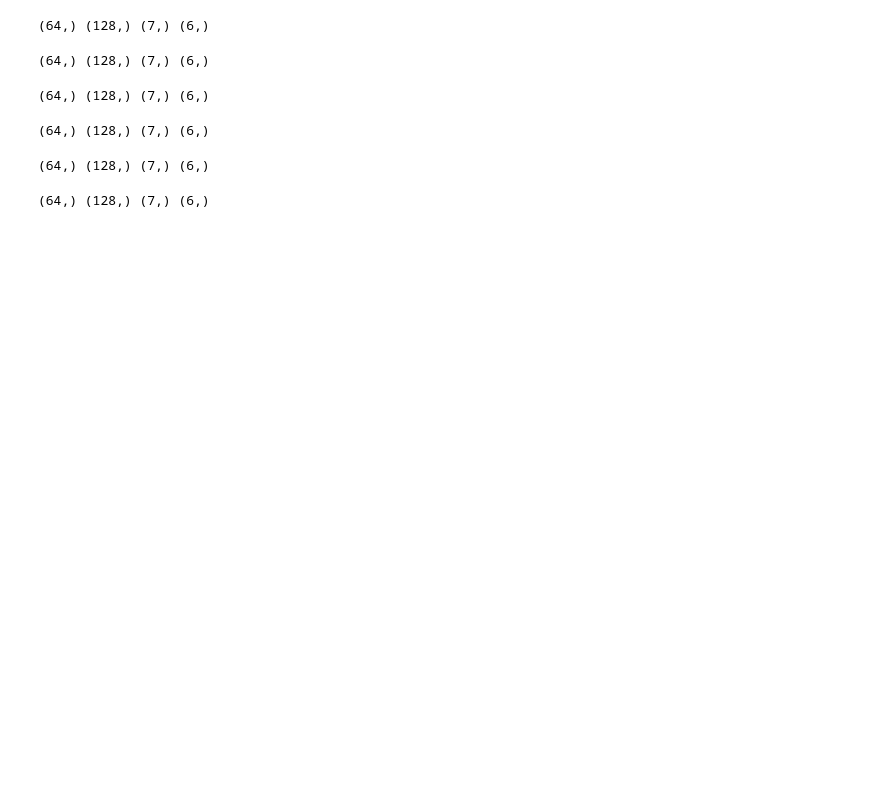
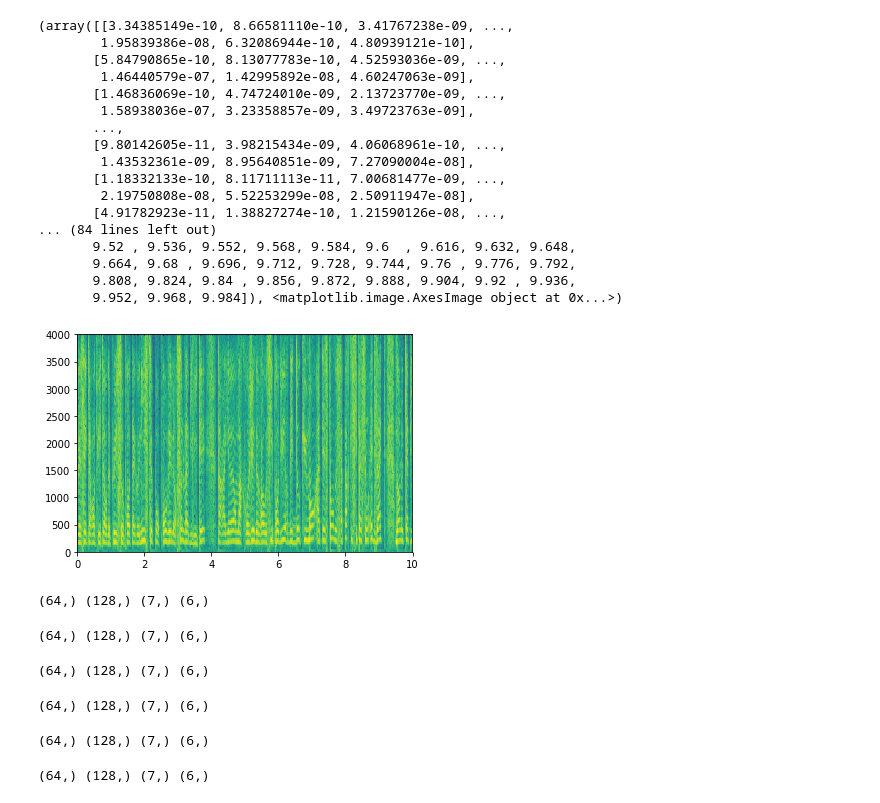
Before and after one commit to Arindam-Jain/personality-detection, a Jupyter notebook: Audio_analysis_1.ipynb, the cells around one changed output. Cells and saved outputs as stored; diff of their text form; code cells hidden in the pictures; blank space fills up the shorter version.

```diff
--- a/Audio_analysis_1.ipynb
+++ b/Audio_analysis_1.ipynb
@@ -34,3 +54,25 @@ plt.show()
+# %%
+data=plt.specgram(y, Fs=sample_rate)
+print(data)
+# %% [output]
+(array([[3.34385149e-10, 8.66581110e-10, 3.41767238e-09, ...,
+        1.95839386e-08, 6.32086944e-10, 4.80939121e-10],
+       [5.84790865e-10, 8.13077783e-10, 4.52593036e-09, ...,
+        1.46440579e-07, 1.42995892e-08, 4.60247063e-09],
+       [1.46836069e-10, 4.74724010e-09, 2.13723770e-09, ...,
+        1.58938036e-07, 3.23358857e-09, 3.49723763e-09],
+       ...,
+       [9.80142605e-11, 3.98215434e-09, 4.06068961e-10, ...,
+        1.43532361e-09, 8.95640851e-09, 7.27090004e-08],
+       [1.18332133e-10, 8.11711113e-11, 7.00681477e-09, ...,
+        2.19750808e-08, 5.52253299e-08, 2.50911947e-08],
+       [4.91782923e-11, 1.38827274e-10, 1.21590126e-08, ...,
+... (84 lines left out)
+       9.52 , 9.536, 9.552, 9.568, 9.584, 9.6  , 9.616, 9.632, 9.648,
+       9.664, 9.68 , 9.696, 9.712, 9.728, 9.744, 9.76 , 9.776, 9.792,
+       9.808, 9.824, 9.84 , 9.856, 9.872, 9.888, 9.904, 9.92 , 9.936,
+       9.952, 9.968, 9.984]), <matplotlib.image.AxesImage object at 0x...>)
+[figure, added]
 # %%
 def parser(file_name_x):
     file_name = file_name_x
```
Also changed, not shown: parts of 5 cells of this notebook, 5 other files.
